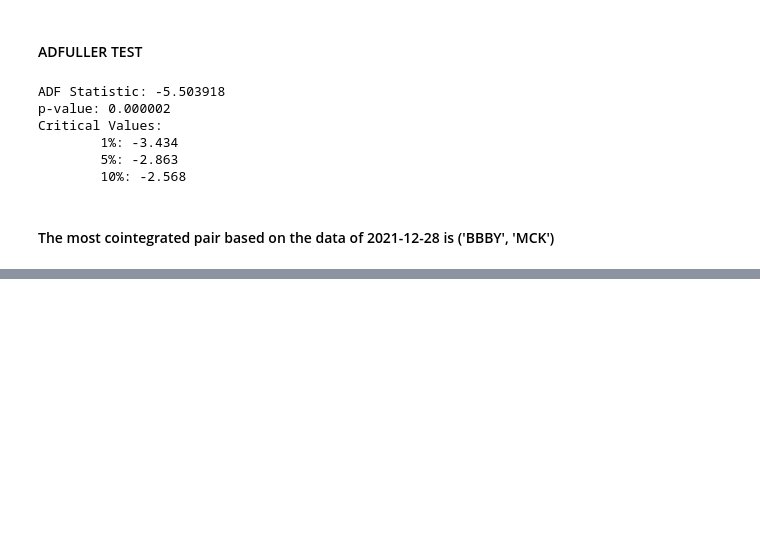
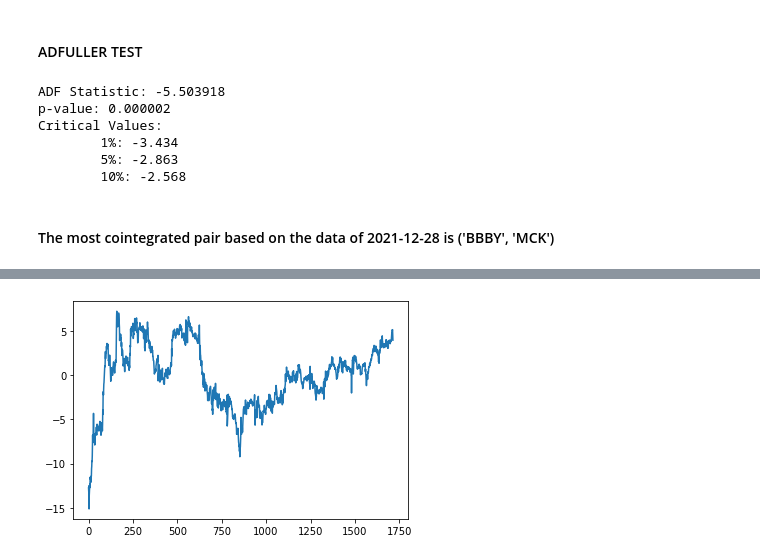
Before and after one commit to myihbach/Pairs_Trading_Deep_Q_Learning, a Jupyter notebook: Code/Pairs trading BOT.ipynb, the cells around one changed output, grey strips where cells are left out. Cells and saved outputs as stored; diff of their text form; code cells hidden in the pictures; blank space fills up the shorter version.

```diff
--- a/Code/Pairs trading BOT.ipynb
+++ b/Code/Pairs trading BOT.ipynb
@@ -336,3 +363,10 @@ beta
+# %%
+#plt.plot(stock1.Close)
+#plt.plot(stock2.Close)
+plt.plot(stock1.Close - beta * stock2.Close)
+plt.show()
+# %% [output]
+[figure, added]
 # %%
 ## Action 1: Buy first Sell second
 ## Action 2: Buy second Sell first
```
Also changed, not shown: parts of 17 cells of this notebook.
